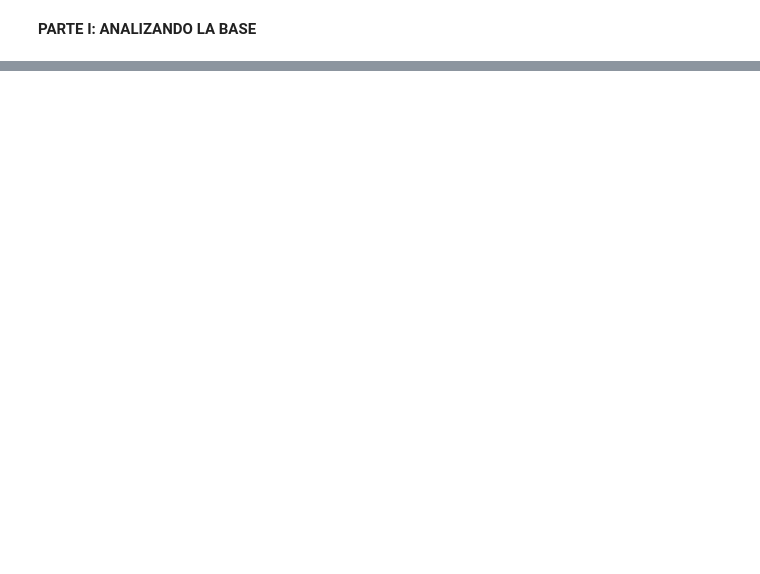
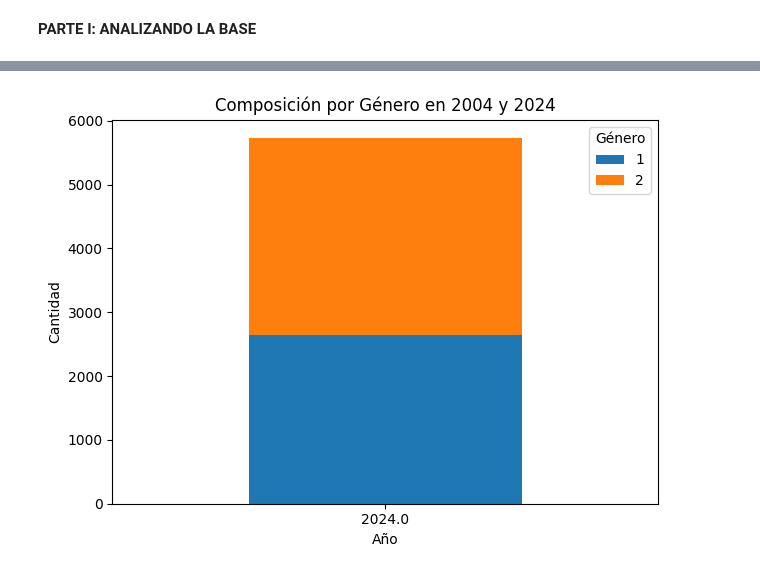
Before and after one commit to AngelaNavajas/CC408-T1-4, a Jupyter notebook: TP3/TP3.ipynb, the cells around one changed output, grey strips where cells are left out. Saved outputs shown, nothing was run; the diff lists cells and outputs as text; code cells hidden in the pictures; blank space fills up the shorter version.

```diff
--- a/TP3/TP3.ipynb
+++ b/TP3/TP3.ipynb
@@ -41,0 +201,19 @@ base_24_filtrada = base_24_filtrada[base_04_filtrada.columns]
+# %%
+# Contar la cantidad de hombres y mujeres por año
+composicion = base_prelimpieza.groupby(['ano4', 'ch04']).size().unstack(fill_value=0)
+
+# Crear el gráfico de barras
+composicion.plot(kind='bar', stacked=True)
+
+# Personalizar el gráfico
+plt.title('Composición por Género en 2004 y 2024')
+plt.xlabel('Año')
+plt.ylabel('Cantidad')
+plt.xticks(rotation=0)  # Para tener las etiquetas en horizontal
+plt.legend(title='Género')
+plt.tight_layout()  # Ajustar el layout
+
+# Mostrar el gráfico
+plt.show()
+# %% [output]
+[figure, added]
```
Also changed, not shown: parts of 15 cells of this notebook.
